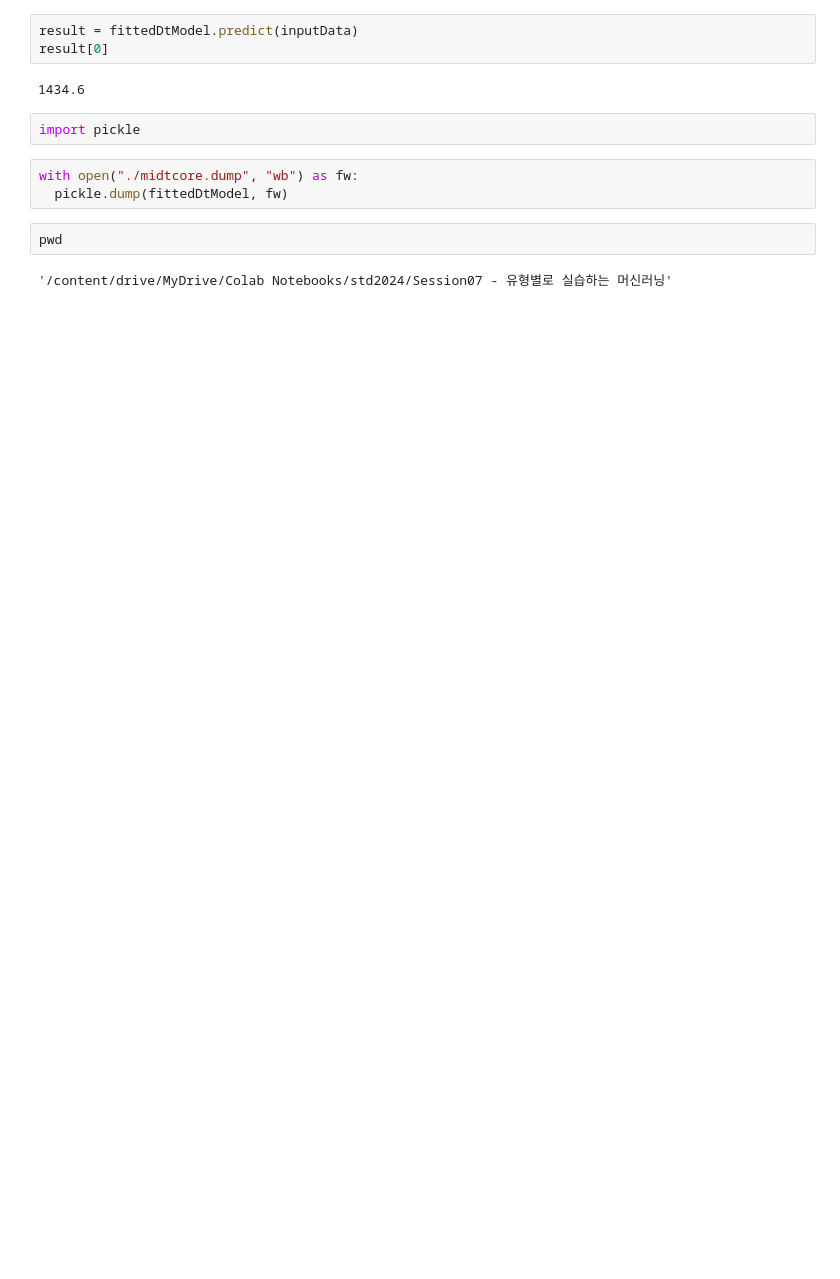
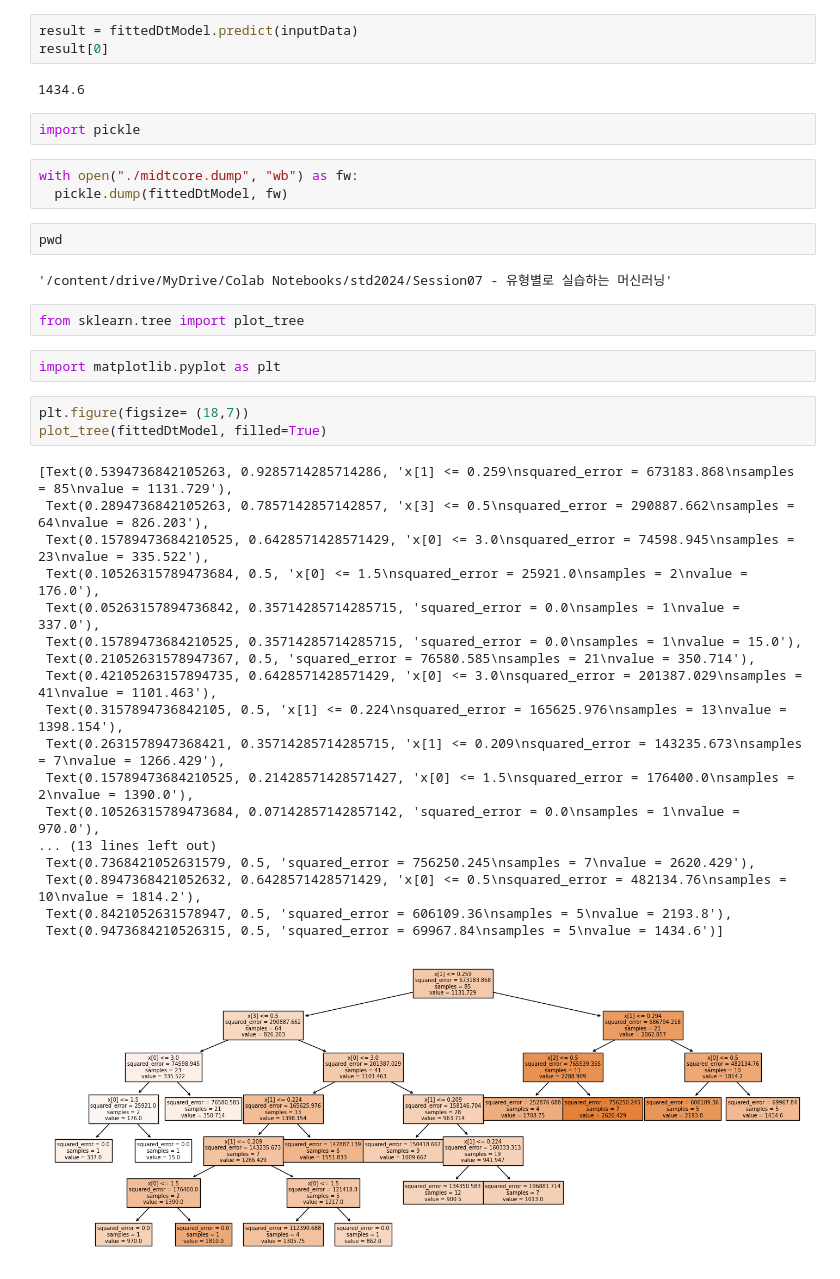
Before and after one commit to jyj76094458/Python, a Jupyter notebook: 유형별로 실습하는 머신러닝/머신러닝실습.ipynb, the cells around one changed output. Saved outputs shown, nothing was run; the diff lists cells and outputs as text; blank space fills up the shorter version.

```diff
--- a/유형별로 실습하는 머신러닝/머신러닝실습.ipynb
+++ b/유형별로 실습하는 머신러닝/머신러닝실습.ipynb
@@ -712,3 +714,29 @@ with open("./midtcore.dump", "wb") as fw:
 pwd
 # %% [output]
 '/content/drive/MyDrive/Colab Notebooks/std2024/Session07 - 유형별로 실습하는 머신러닝'
+# %%
+from sklearn.tree import plot_tree
+# %%
+import matplotlib.pyplot as plt
+# %%
+plt.figure(figsize= (18,7))
+plot_tree(fittedDtModel, filled=True)
+# %% [output]
+[Text(0.5394736842105263, 0.9285714285714286, 'x[1] <= 0.259\nsquared_error = 673183.868\nsamples = 85\nvalue = 1131.729'),
+ Text(0.2894736842105263, 0.7857142857142857, 'x[3] <= 0.5\nsquared_error = 290887.662\nsamples = 64\nvalue = 826.203'),
+ Text(0.15789473684210525, 0.6428571428571429, 'x[0] <= 3.0\nsquared_error = 74598.945\nsamples = 23\nvalue = 335.522'),
+ Text(0.10526315789473684, 0.5, 'x[0] <= 1.5\nsquared_error = 25921.0\nsamples = 2\nvalue = 176.0'),
+ Text(0.05263157894736842, 0.35714285714285715, 'squared_error = 0.0\nsamples = 1\nvalue = 337.0'),
+ Text(0.15789473684210525, 0.35714285714285715, 'squared_error = 0.0\nsamples = 1\nvalue = 15.0'),
+ Text(0.21052631578947367, 0.5, 'squared_error = 76580.585\nsamples = 21\nvalue = 350.714'),
+ Text(0.42105263157894735, 0.6428571428571429, 'x[0] <= 3.0\nsquared_error = 201387.029\nsamples = 41\nvalue = 1101.463'),
+ Text(0.3157894736842105, 0.5, 'x[1] <= 0.224\nsquared_error = 165625.976\nsamples = 13\nvalue = 1398.154'),
+ Text(0.2631578947368421, 0.35714285714285715, 'x[1] <= 0.209\nsquared_error = 143235.673\nsamples = 7\nvalue = 1266.429'),
+ Text(0.15789473684210525, 0.21428571428571427, 'x[0] <= 1.5\nsquared_error = 176400.0\nsamples = 2\nvalue = 1390.0'),
+ Text(0.10526315789473684, 0.07142857142857142, 'squared_error = 0.0\nsamples = 1\nvalue = 970.0'),
+... (13 lines left out)
+ Text(0.7368421052631579, 0.5, 'squared_error = 756250.245\nsamples = 7\nvalue = 2620.429'),
+ Text(0.8947368421052632, 0.6428571428571429, 'x[0] <= 0.5\nsquared_error = 482134.76\nsamples = 10\nvalue = 1814.2'),
+ Text(0.8421052631578947, 0.5, 'squared_error = 606109.36\nsamples = 5\nvalue = 2193.8'),
+ Text(0.9473684210526315, 0.5, 'squared_error = 69967.84\nsamples = 5\nvalue = 1434.6')]
+[figure, added]
```
Also changed, not shown: parts of 24 cells of this notebook, 2 other files.
